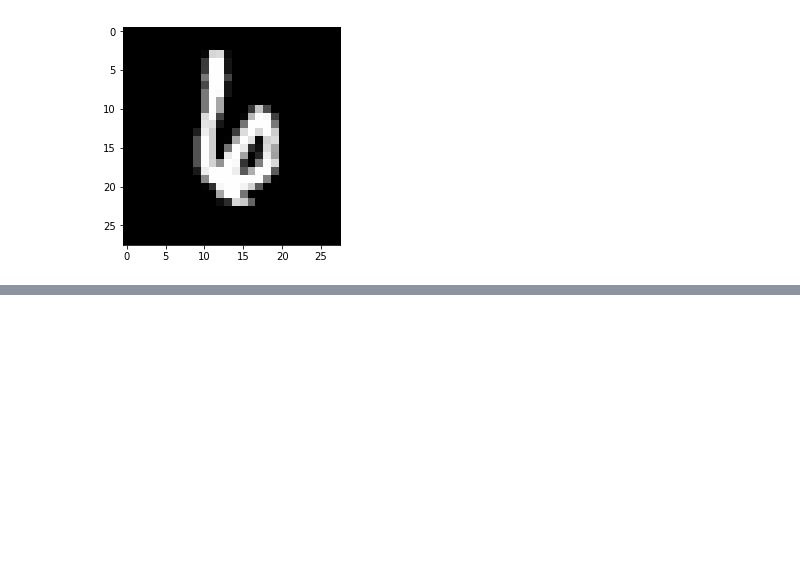
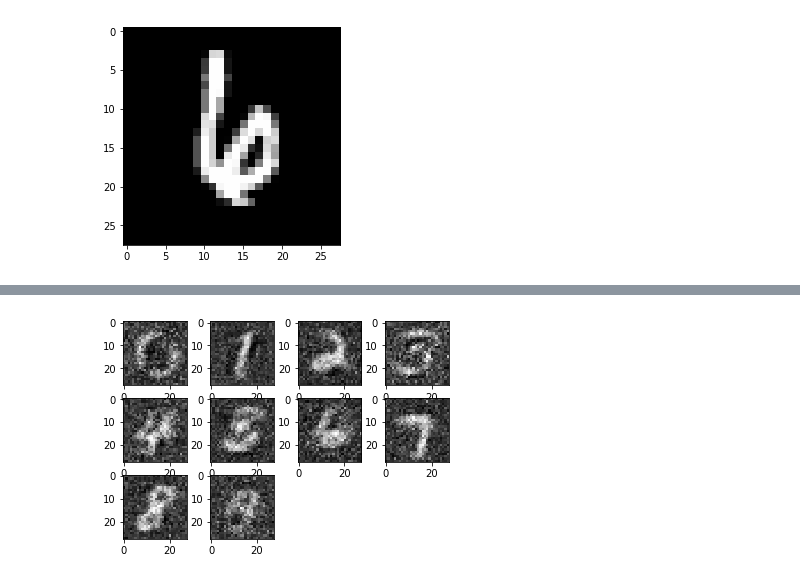
Before and after one commit to demon386/notebooks, a Jupyter notebook: learn-gan.ipynb, the cells around one changed output, grey strips where cells are left out. Cells and saved outputs as stored; diff of their text form; code cells hidden in the pictures; blank space fills up the shorter version.

```diff
--- a/learn-gan.ipynb
+++ b/learn-gan.ipynb
@@ -314,0 +418,17 @@ $$ \min_G\max_D V(D, G) = E_{x \sim P_{data}(x|y)}[\log D(x)] + E_{z \sim P_z(z)
+# %%
+ar = [None] * 10
+for i in range(10):
+    g_input = Variable(torch.FloatTensor(1, z_dim))
+    g_input.data.normal_(0, 1)
+    g_fake = cgm(g_input, Variable(torch.LongTensor([i]))).view(28, 28)
+    ar[i] = g_fake.data.numpy()
+# %%
+fig, axes = plt.subplots(nrows=3, ncols=4)
+for i in range(10):
+    row = int(i / 4)
+    col = i % 4
+    axes[row, col].imshow(ar[i], cmap='gray')
+for unused in [10, 11]:
+    fig.delaxes(axes.flatten()[unused])
+# %% [output]
+[figure, added]
```
Also changed, not shown: parts of 15 cells of this notebook.
